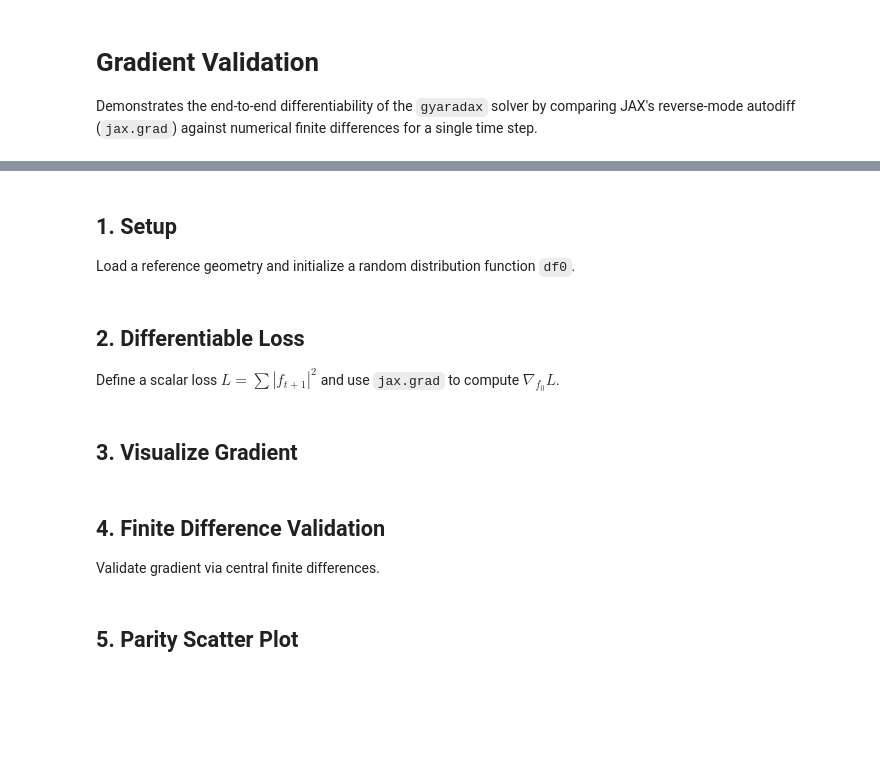
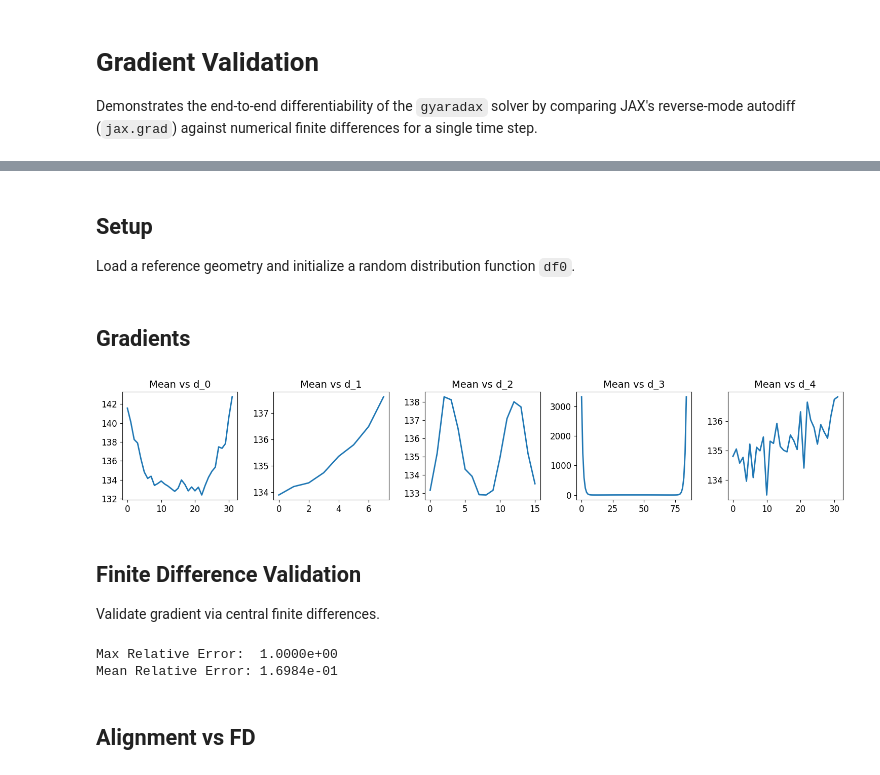
Before and after one commit to gerkone/gyaradax, a Jupyter notebook: notebooks/gradients.ipynb, the cells around one changed output, grey strips where cells are left out. Saved outputs shown, nothing was run; the diff lists cells and outputs as text; code cells hidden in the pictures; blank space fills up the shorter version.

```diff
--- a/notebooks/gradients.ipynb
+++ b/notebooks/gradients.ipynb
@@ -30,9 +37,9 @@ plt.rcParams.update(
 # %% [markdown]
-## 1. Setup
+## Setup
 
 Load a reference geometry and initialize a random distribution function `df0`.
 # %%
-BASE = "/restricteddata/ukaea/gyrokinetics/raw/iteration_13_Lin"
+BASE = "/restricteddata/ukaea/gyrokinetics/raw/iteration_13"
 geom = load_geometry(BASE)
 
 shape = (
@@ -42,9 +49,6 @@ shape = (
     len(geom["kxrh"]),
     len(geom["krho"]),
 )
-print(f"Loaded geometry with phase space shape: {shape}")
-
-# Create a random initial state
 key = jax.random.PRNGKey(42)
 df0_real = jax.random.normal(key, shape, dtype=jnp.float64)
 df0_imag = jax.random.normal(jax.random.PRNGKey(43), shape, dtype=jnp.float64)
@@ -53,8 +57,6 @@ df0 = df0_real + 1j * df0_imag
 params = GKParams(dt=0.01, naverage=40, non_linear=False)
 state = default_state(nky=shape[-1])
 # %% [markdown]
-## 2. Differentiable Loss
-
-Define a scalar loss $L = \sum |f_{t+1}|^2$ and use `jax.grad` to compute $\nabla_{f_0} L$.
+## Gradients
 # %%
 def loss_fn(df_input):
@@ -82,11 +72,9 @@ print(f"Analytical Gradient Shape: {analytical_grad.shape}")
-# %% [markdown]
-## 3. Visualize Gradient
 # %%
-# Plot slices of the gradient magnitude using our n-dimensional plotting utility
-fig = plot_nd(analytical_grad, title="Analytical Gradient Magnitude $|\nabla_{f_0} L|$")
-plt.show()
+fig = plot_nd(analytical_grad)
+# %% [output]
+[figure, added]
 # %% [markdown]
-## 4. Finite Difference Validation
+## Finite Difference Validation
 
 Validate gradient via central finite differences.
 # %%
@@ -101,8 +89,6 @@ indices = np.unravel_index(flat_indices, df0.shape)
 fd_grads_real = []
 ad_grads_real = []
 
-print(f"Computing finite differences for {num_samples} samples...")
-t0 = time.time()
 for i in range(num_samples):
     idx = tuple(ind[i] for ind in indices)
 
@@ -125,8 +111,6 @@ for i in range(num_samples):
     fd_grads_real.append(float(fd_grad_r))
     ad_grads_real.append(float(ad_grad_r))
 
-print(f"Done in {time.time() - t0:.2f}s")
-
 fd_grads_real = np.array(fd_grads_real)
 ad_grads_real = np.array(ad_grads_real)
 
@@ -135,11 +119,13 @@ rel_errors = np.abs(ad_grads_real - fd_grads_real) / (np.abs(ad_grads_real) + 1e
 max_err = np.max(rel_errors)
 mean_err = np.mean(rel_errors)
 
-print("\nValidation Results:")
 print(f"Max Relative Error:  {max_err:.4e}")
 print(f"Mean Relative Error: {mean_err:.4e}")
+# %% [output]
+Max Relative Error:  1.0000e+00
+Mean Relative Error: 1.6984e-01
 # %% [markdown]
-## 5. Parity Scatter Plot
+## Alignment vs FD
 # %%
 plt.figure(figsize=(7, 6))
 plt.scatter(fd_grads_real, ad_grads_real, alpha=0.7, edgecolors="k", s=50)
```
Also changed, not shown: parts of 4 cells of this notebook, 18 other files.
